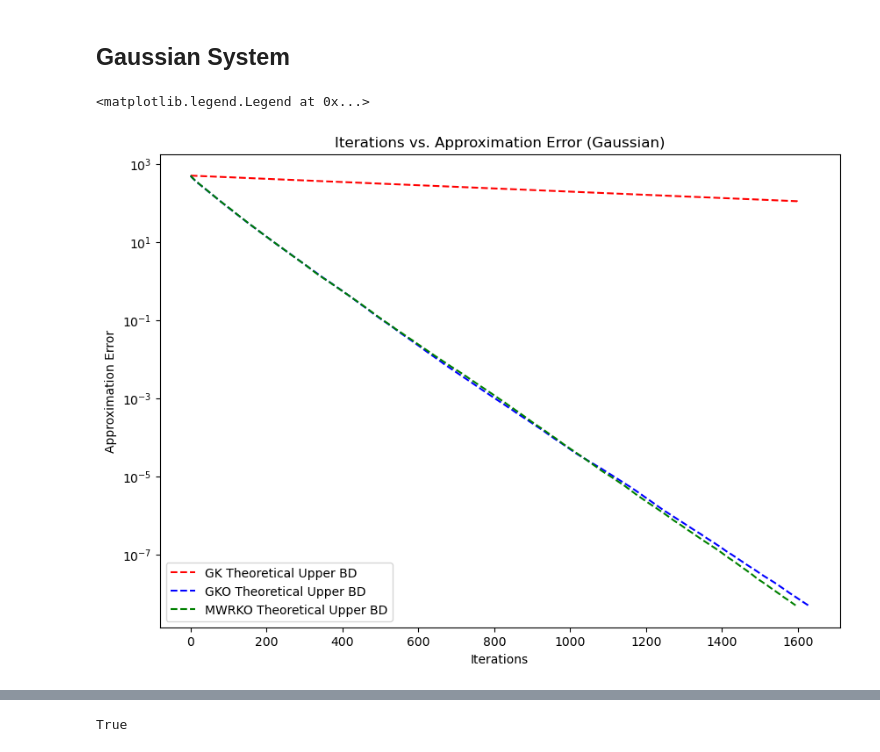
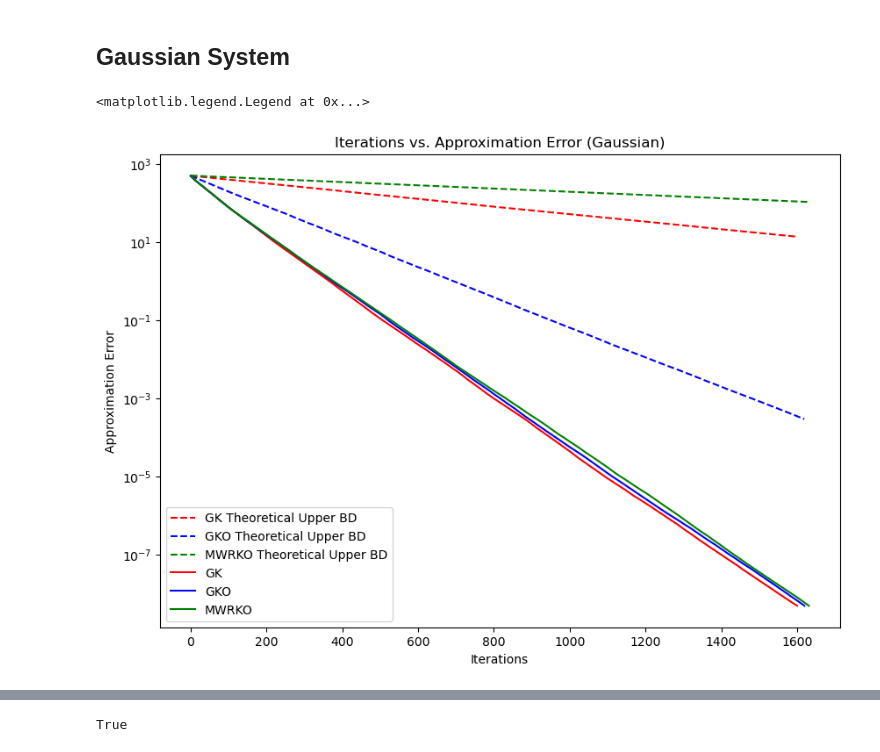
Before and after one commit to emicervantes/gko-23, a Jupyter notebook: scripts/synthetic-exp/synthetic-exp6.ipynb, the cells around one changed output, grey strips where cells are left out. Drawn from its saved outputs; the diff is of its cells as text; code cells hidden in the pictures.

```diff
--- a/scripts/synthetic-exp/synthetic-exp6.ipynb
+++ b/scripts/synthetic-exp/synthetic-exp6.ipynb
@@ -65,7 +65,7 @@ max_row_norm_g = max(row_norm_g)
 # %%
 # Compute LH of convergence rate
 # gk (LH1 = LH2 = 0)
-LHk_gk = 1- ( S2_min / m )
+LHk_gk = S2_min / 4
 # gko
 LH1_gko = 1 - ( S2_min / m )
 #LH2_gko = S2_min / (max_angle_g * (m-1)) )
@@ -82,24 +82,24 @@ mwrko_gaussian = method2(A,x,y,'MWRKO', LH1_mwrko, LH2_mwrko, LHk_mwrko,0.5*10**
 # %%
 plt.figure(figsize=(10,7))
 # plot theoretical bound
 plt.semilogy(np.arange(len(gk_gaussian[2])), gk_gaussian[2], linestyle = 'dashed',
              color = "red", label = 'GK Theoretical Upper BD')
 plt.semilogy(np.arange(len(gko_gaussian[2])), gko_gaussian[2], linestyle = 'dashed',
             color = "blue", label = 'GKO Theoretical Upper BD')
 plt.semilogy(np.arange(len(mwrko_gaussian[2])), mwrko_gaussian[2], linestyle = 'dashed',
              color = "green", label = 'MWRKO Theoretical Upper BD')
 # plot empirical results
-#plt.semilogy(np.arange(gk_gaussian[0] - 1), gk_gaussian[1], color = "red", linestyle = 'solid', label = 'GK')
-#plt.semilogy(np.arange(gko_gaussian[0] - 1), gko_gaussian[1], linestyle = 'solid', color = "blue", label = 'GKO')
-#plt.semilogy(np.arange(mwrko_gaussian[0] - 1), mwrko_gaussian[1], linestyle = 'solid', color = "green", label = 'MWRKO')
+plt.semilogy(np.arange(gk_gaussian[0] - 1), gk_gaussian[1], color = "red", linestyle = 'solid', label = 'GK')
+plt.semilogy(np.arange(gko_gaussian[0] - 1), gko_gaussian[1], linestyle = 'solid', color = "blue", label = 'GKO')
+plt.semilogy(np.arange(mwrko_gaussian[0] - 1), mwrko_gaussian[1], linestyle = 'solid', color = "green", label = 'MWRKO')
 # labels
 plt.xlabel('Iterations')
 plt.ylabel('Approximation Error')
 plt.title('Iterations vs. Approximation Error (Gaussian)')
 plt.legend()
 # %% [output]
 <matplotlib.legend.Legend at 0x...>
-[figure, old version]
+[figure, new version]
 # %%
 plt.figure(figsize=(10,7))
 # plot theoretical bound
```
Also changed, not shown: parts of 30 cells of this notebook, 1 other file.
